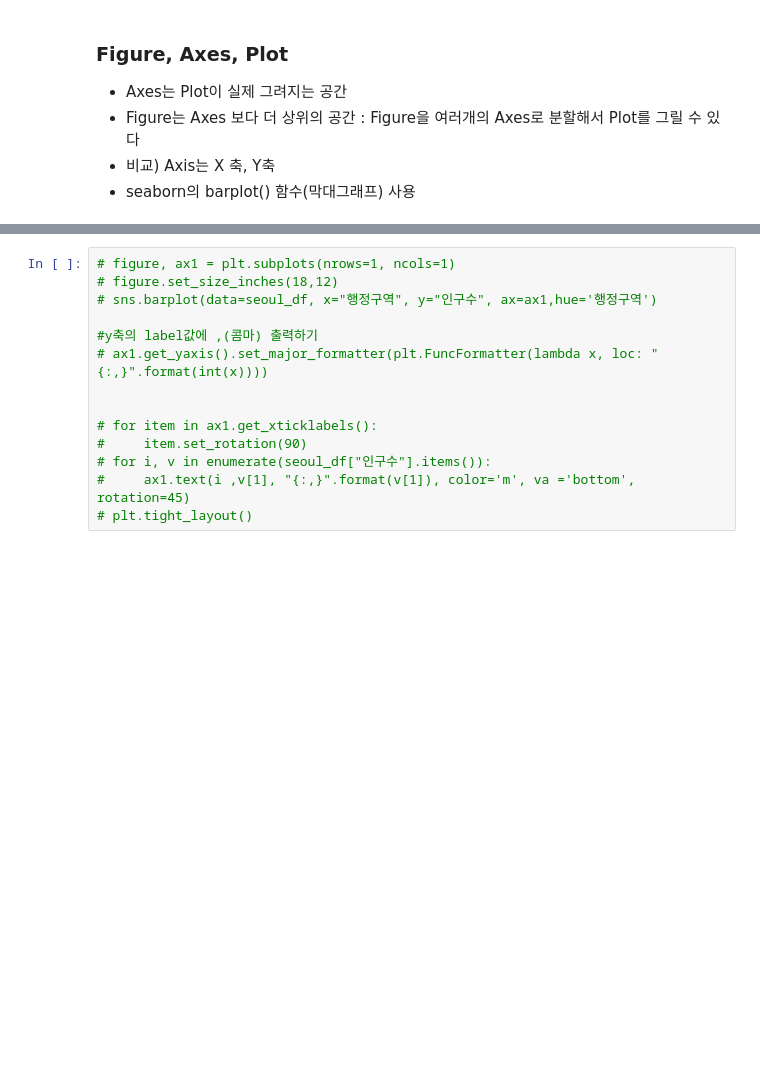
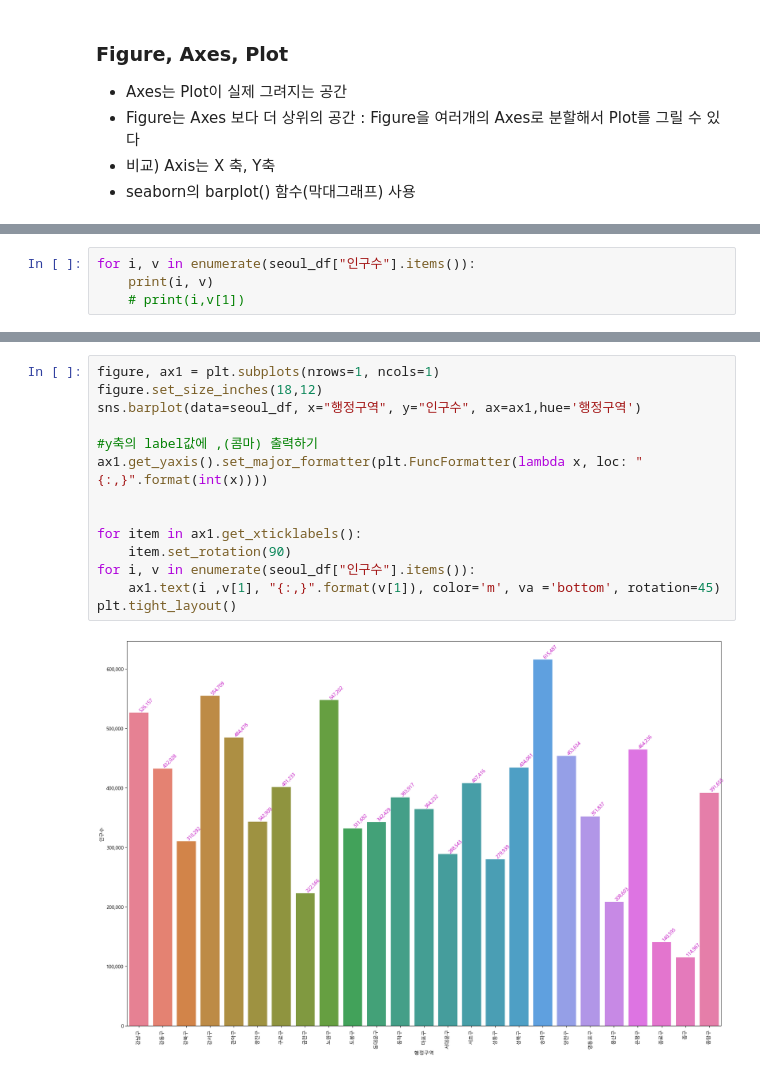
Before and after one commit to chani2104/Python_Webscraping_Analysis, a Jupyter notebook: 03.행정구역정보_분석과시각화.ipynb, the cells around one changed output, grey strips where cells are left out. Drawn from its saved outputs; the diff is of its cells as text; blank space fills up the shorter version.

```diff
--- a/03.행정구역정보_분석과시각화.ipynb
+++ b/03.행정구역정보_분석과시각화.ipynb
@@ -930,0 +999,4 @@ show_pop_area('경기도')
+# %%
+for i, v in enumerate(seoul_df["인구수"].items()):
+    print(i, v)
+    # print(i,v[1])
@@ -931,14 +1021,16 @@ show_pop_area('경기도')
 # %%
-# figure, ax1 = plt.subplots(nrows=1, ncols=1)
-# figure.set_size_inches(18,12)
-# sns.barplot(data=seoul_df, x="행정구역", y="인구수", ax=ax1,hue='행정구역')
+figure, ax1 = plt.subplots(nrows=1, ncols=1)
+figure.set_size_inches(18,12)
+sns.barplot(data=seoul_df, x="행정구역", y="인구수", ax=ax1,hue='행정구역')
 
 #y축의 label값에 ,(콤마) 출력하기
-# ax1.get_yaxis().set_major_formatter(plt.FuncFormatter(lambda x, loc: "{:,}".format(int(x))))
+ax1.get_yaxis().set_major_formatter(plt.FuncFormatter(lambda x, loc: "{:,}".format(int(x))))
 
 
-# for item in ax1.get_xticklabels():
-#     item.set_rotation(90)
-# for i, v in enumerate(seoul_df["인구수"].items()):
-#     ax1.text(i ,v[1], "{:,}".format(v[1]), color='m', va ='bottom', rotation=45)
-# plt.tight_layout()
+for item in ax1.get_xticklabels():
+    item.set_rotation(90)
+for i, v in enumerate(seoul_df["인구수"].items()):
+    ax1.text(i ,v[1], "{:,}".format(v[1]), color='m', va ='bottom', rotation=45)
+plt.tight_layout()
+# %% [output]
+[figure, added]
```
Also changed, not shown: parts of 14 cells of this notebook, 1 other file.
